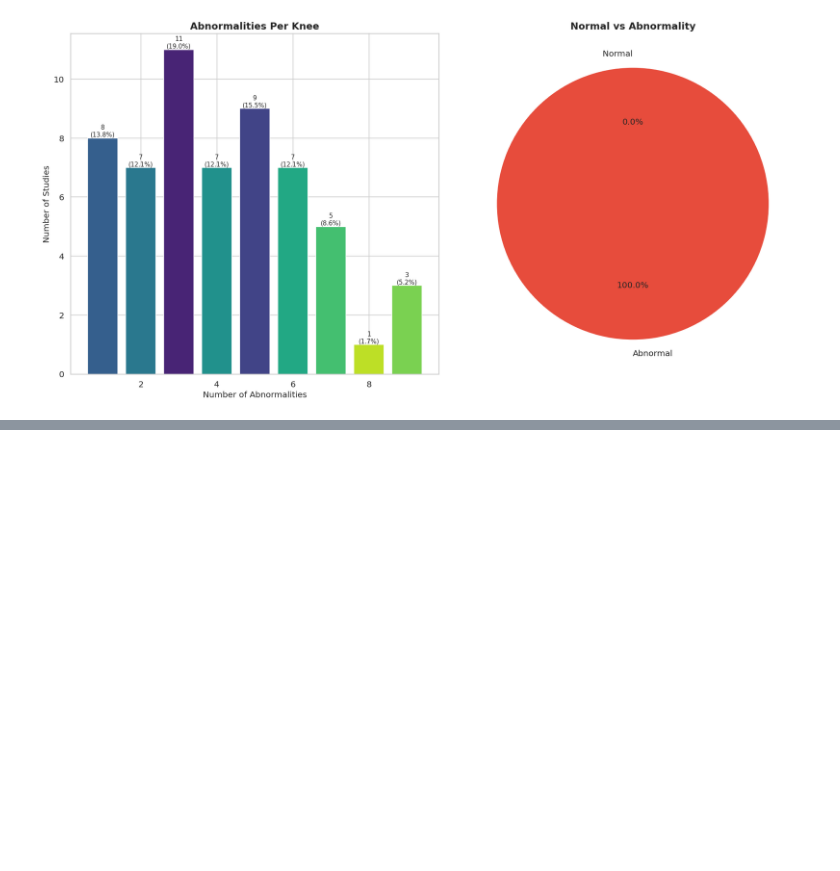
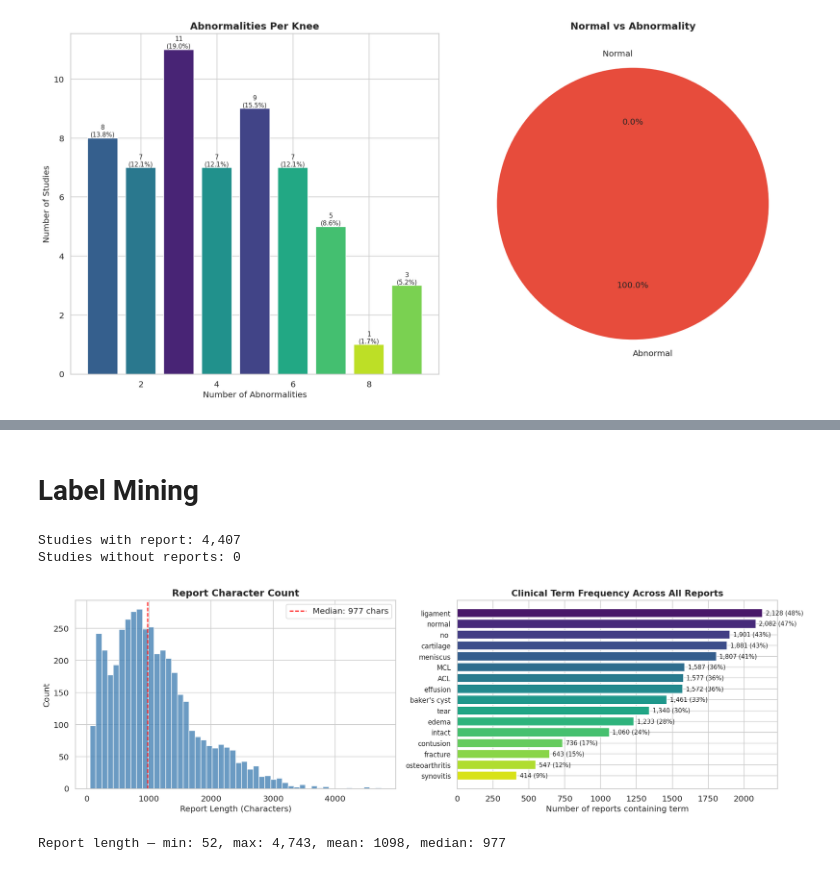
Before and after one commit to Rijan-Ja-Bhattarai/Knee-Abnormality, a Jupyter notebook: Rors2.ipynb, the cells around one changed output, grey strips where cells are left out. Cells and saved outputs as stored; diff of their text form; code cells hidden in the pictures; blank space fills up the shorter version.

```diff
--- a/Rors2.ipynb
+++ b/Rors2.ipynb
@@ -233,0 +268,67 @@ plt.show()
+# %% [markdown]
+# Label Mining
+# %%
+reports = train_df["Report"].dropna()
+print(f"Studies with report: {len(reports):,}")
+print(f"Studies without reports: {reports.isna().sum():,}")
+# %% [output]
+Studies with report: 4,407
+Studies without reports: 0
+# %%
+# Clinical Term Frequency
+reports_length = reports.str.len()
+
+fig, axes = plt.subplots(1, 2, figsize=(16, 5))
+axes[0].hist(reports_length, bins=50, color="steelblue", edgecolor="white", alpha=0.8)
+axes[0].set_xlabel("Report Length (Characters)", fontsize=12)
+axes[0].set_ylabel("Count", fontsize=12)
+axes[0].axvline(reports_length.median(), color="red", linestyle="--",
+                label=f"Median: {reports_length.median():.0f} chars")
+axes[0].set_title("Report Character Count", fontsize=14, fontweight="bold")
+axes[0].legend()
+
+
+# Clinical term frequency across all reports
+clinical_terms = {
+    'ACL': r'\bacl\b|anterior cruciate',
+    'MCL': r'\bmcl\b|medial collateral',
+    'meniscus': r'meniscus|meniscal',
+    'tear': r'\btear\b|\btorn\b',
+    'effusion': r'effusion',
+    'fracture': r'fracture',
+    'osteoarthritis': r'osteoarthr|arthrosis|\boa\b',
+    'contusion': r'contusion|bone bruise',
+    'synovitis': r'synovitis|synovial',
+    'edema': r'\bedema\b',
+    'intact': r'\bintact\b',
+    'normal': r'\bnormal\b',
+    'no ': r'\bno\b',
+    "baker's cyst": r"baker|popliteal cyst",
+    'cartilage': r'cartilage|chondr',
+    'ligament': r'ligament',
+}
+
+reports_lower = reports.str.lower()
+term_counts = {term: reports_lower.str.contains(pattern, regex=True, na=False).sum()
+              for term, pattern in clinical_terms.items()}
+term_counts = dict(sorted(term_counts.items(), key=lambda x: x[1], reverse=True))
+axes[1].barh(range(len(term_counts)), list(term_counts.values()),
+             color=sns.color_palette("viridis", len(term_counts)))
+axes[1].set_yticks(range(len(term_counts)))
+axes[1].set_yticklabels(list(term_counts.keys()), fontsize=10)
+axes[1].set_xlabel("Number of reports containing term", fontsize=12)
+axes[1].set_title("Clinical Term Frequency Across All Reports", fontsize=13, fontweight='bold')
+axes[1].invert_yaxis()
+
+for i, (term, count) in enumerate(term_counts.items()):
+    axes[1].text(count + len(reports)*0.005, i, f'{count:,} ({count/len(reports)*100:.0f}%)',
+                 va='center', fontsize=9)
+
+plt.tight_layout()
+plt.show()
+
+print(f"\nReport length — min: {reports_length.min()}, max: {reports_length.max():,}, "
+      f"mean: {reports_length.mean():.0f}, median: {reports_length.median():.0f}")
+# %% [output]
+[figure, added]
+Report length — min: 52, max: 4,743, mean: 1098, median: 977
```
Also changed, not shown: parts of 2 cells of this notebook.
